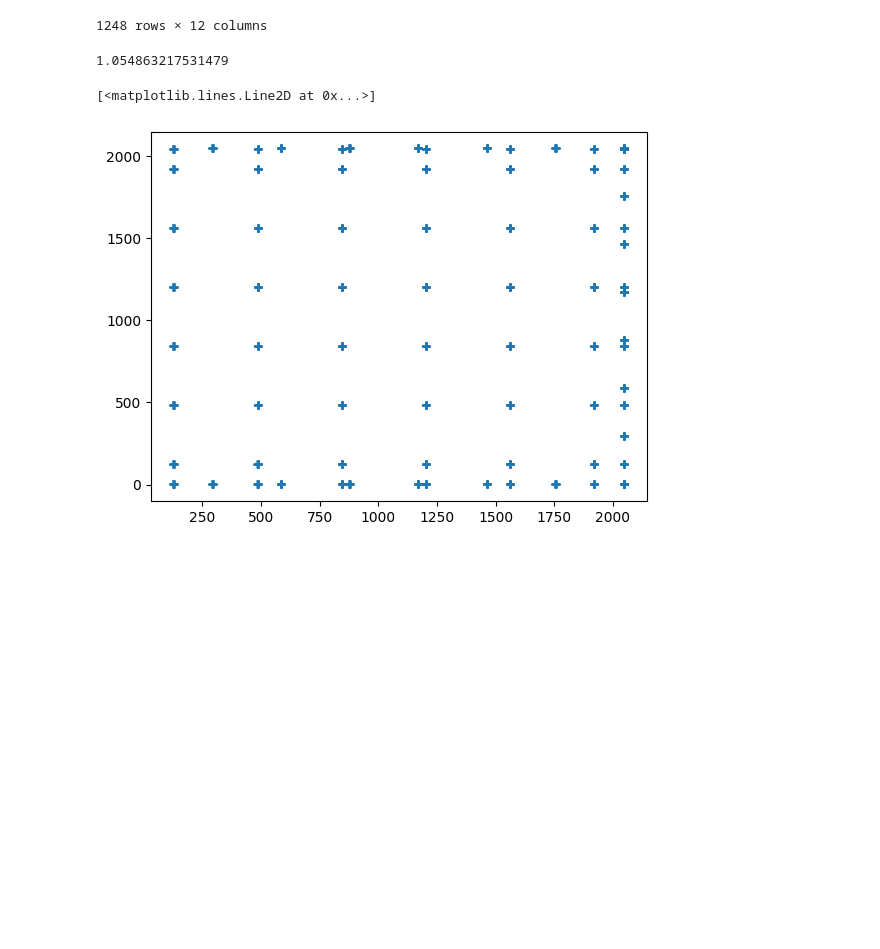
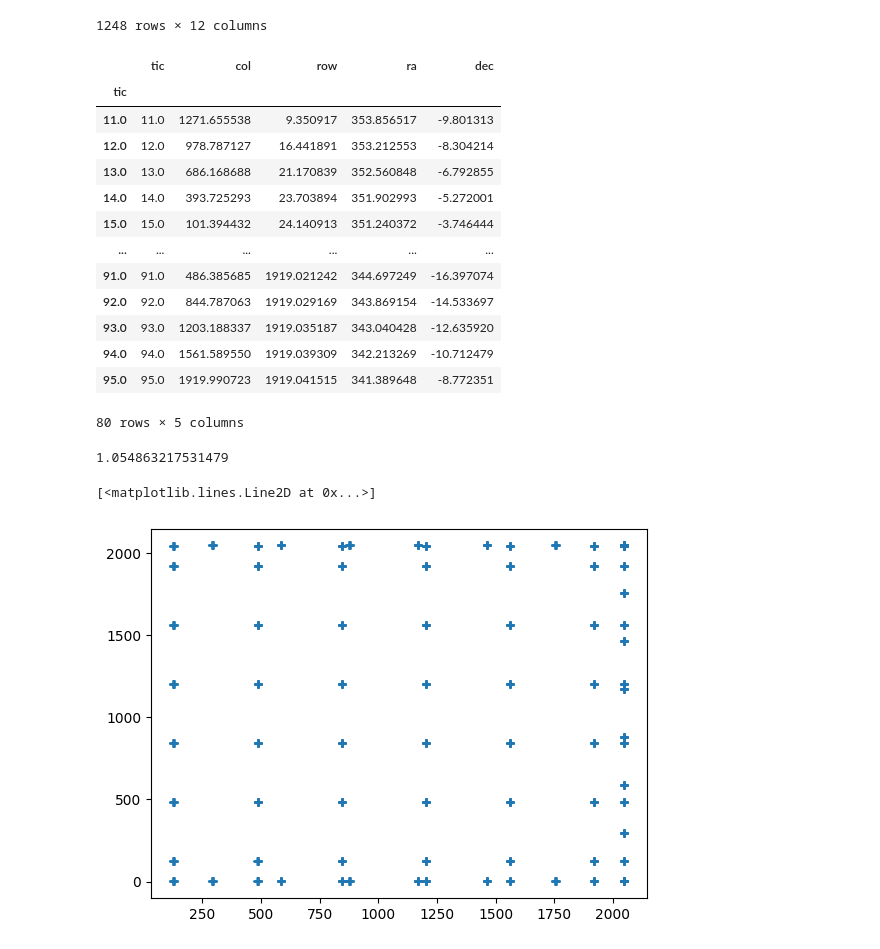
Before and after one commit to tylerapritchard/tesspoint-abberation-checking, a Jupyter notebook: Check_Abberation.ipynb, the cells around one changed output. Cells and saved outputs as stored; diff of their text form; code cells hidden in the pictures; blank space fills up the shorter version.

```diff
--- a/Check_Abberation.ipynb
+++ b/Check_Abberation.ipynb
@@ -476,6 +552,23 @@ tests1
 | 1246 | 0.985383 | 0.018820 | 0.985563 | 1920.0 | 1561.600000 | 1919.981180 | 1562.585383 | 1.0 | 4.0 | 4.0 | 79.238640 | ... |
 | 1247 | 1.002316 | 0.019462 | 1.002505 | 1920.0 | 1920.000000 | 1919.980538 | 1921.002316 | 1.0 | 4.0 | 4.0 | 77.141994 | ... |
 1248 rows × 12 columns
+# %%
+abr.loc[idx]
+# %% [output]
+|  | tic | col | row | ra | dec |
+| tic |  |  |  |  |  |
+| 11.0 | 11.0 | 1271.655538 | 9.350917 | 353.856517 | -9.801313 |
+| 12.0 | 12.0 | 978.787127 | 16.441891 | 353.212553 | -8.304214 |
+| 13.0 | 13.0 | 686.168688 | 21.170839 | 352.560848 | -6.792855 |
+| 14.0 | 14.0 | 393.725293 | 23.703894 | 351.902993 | -5.272001 |
+| 15.0 | 15.0 | 101.394432 | 24.140913 | 351.240372 | -3.746444 |
+| ... | ... | ... | ... | ... | ... |
+| 91.0 | 91.0 | 486.385685 | 1919.021242 | 344.697249 | -16.397074 |
+| 92.0 | 92.0 | 844.787063 | 1919.029169 | 343.869154 | -14.533697 |
+| 93.0 | 93.0 | 1203.188337 | 1919.035187 | 343.040428 | -12.635920 |
+| 94.0 | 94.0 | 1561.589550 | 1919.039309 | 342.213269 | -10.712479 |
+| 95.0 | 95.0 | 1919.990723 | 1919.041515 | 341.389648 | -8.772351 |
+80 rows × 5 columns
 # %%
 print(max(tests1.dist.values))
 # %% [output]
```
Also changed, not shown: parts of 3 cells of this notebook.
